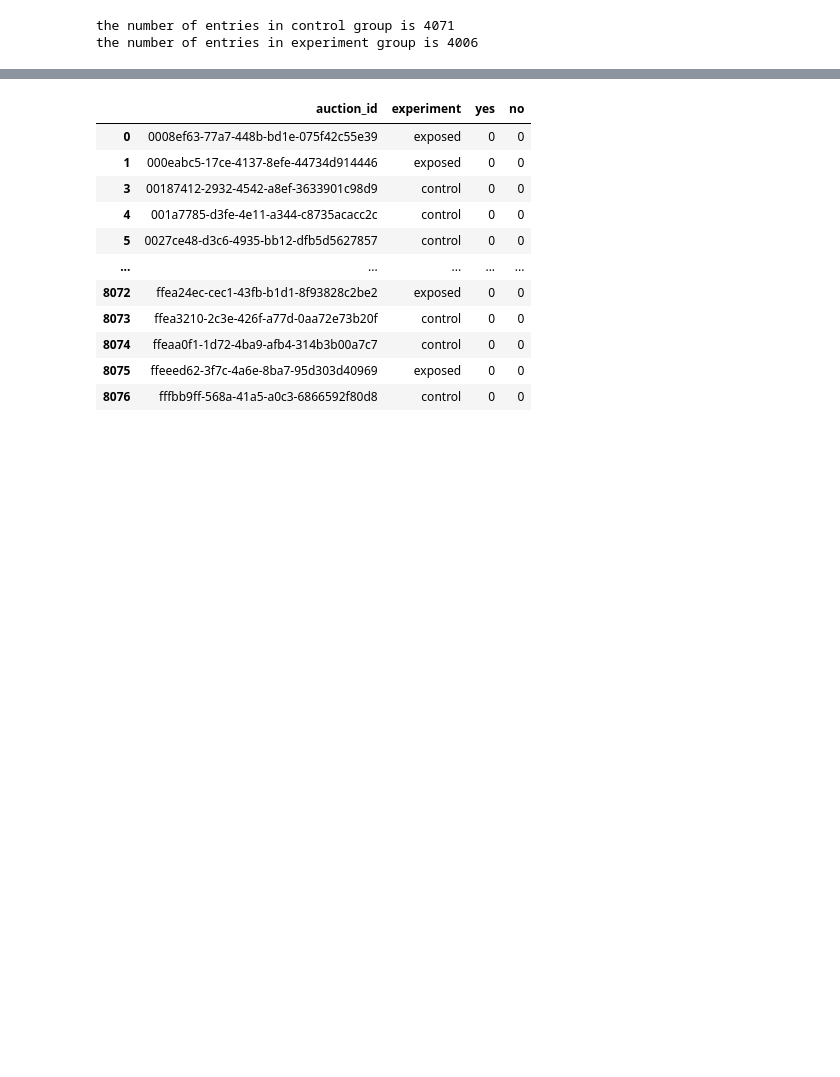
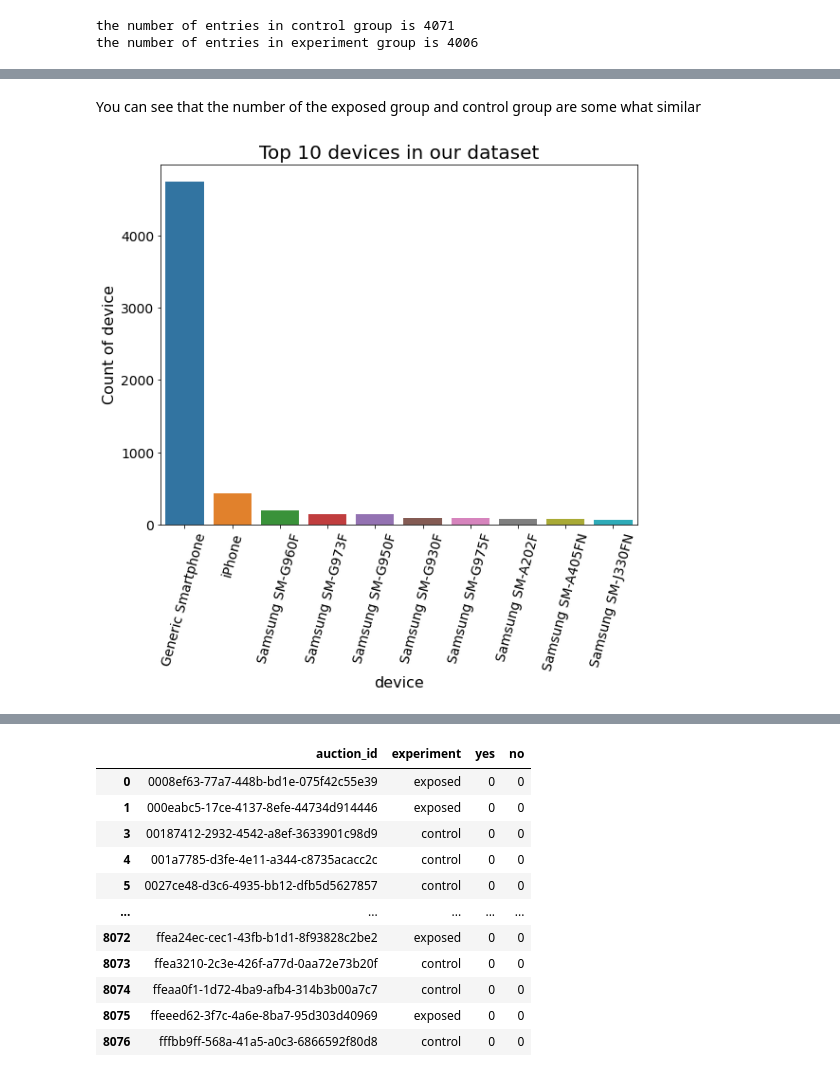
Before and after one commit to daniEL2371/smartAd_abtest, a Jupyter notebook: notebooks/ClassicABTest.ipynb, the cells around one changed output, grey strips where cells are left out. Saved outputs shown, nothing was run; the diff lists cells and outputs as text; code cells hidden in the pictures; blank space fills up the shorter version.

```diff
--- a/notebooks/ClassicABTest.ipynb
+++ b/notebooks/ClassicABTest.ipynb
@@ -69,0 +89,12 @@ the number of entries in experiment group is 4006
+# %% [markdown]
+You can see that the number of the exposed group and control group are some what similar
+# %%
+device_df = df.groupby('device_make').agg({"device_make": 'count'})
+device_df = device_df.rename(columns={'device_make': "Count of device"})
+device_df['device'] = device_df.index
+device_df = device_df.sort_values(by="Count of device", ascending=False)
+
+plots.plot_bar(device_df.head(10), x_col='device', y_col='Count of device',
+               title="Top 10 devices in our dataset", xlabel="device", ylabel="Count of device")
+# %% [output]
+[figure, added]
```
Also changed, not shown: parts of 42 cells of this notebook.
